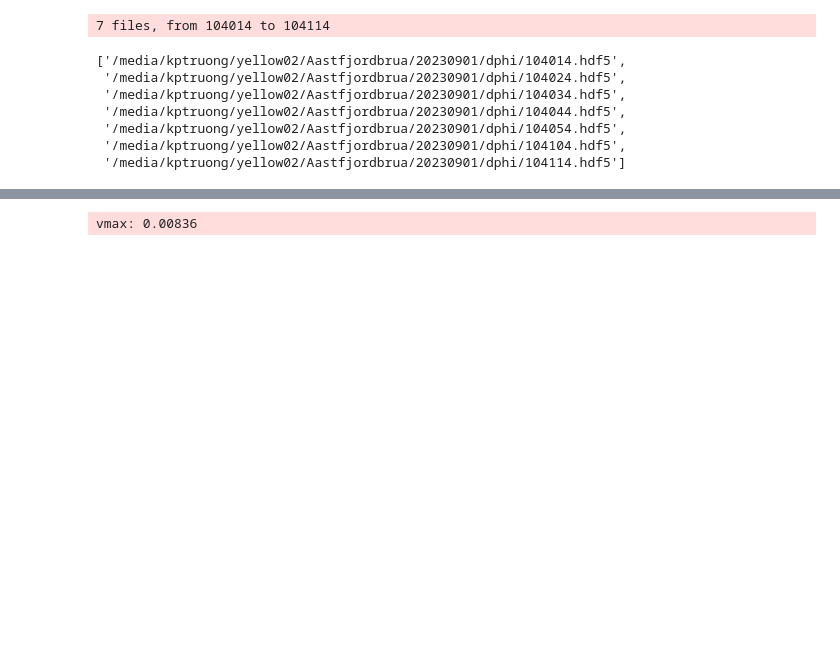
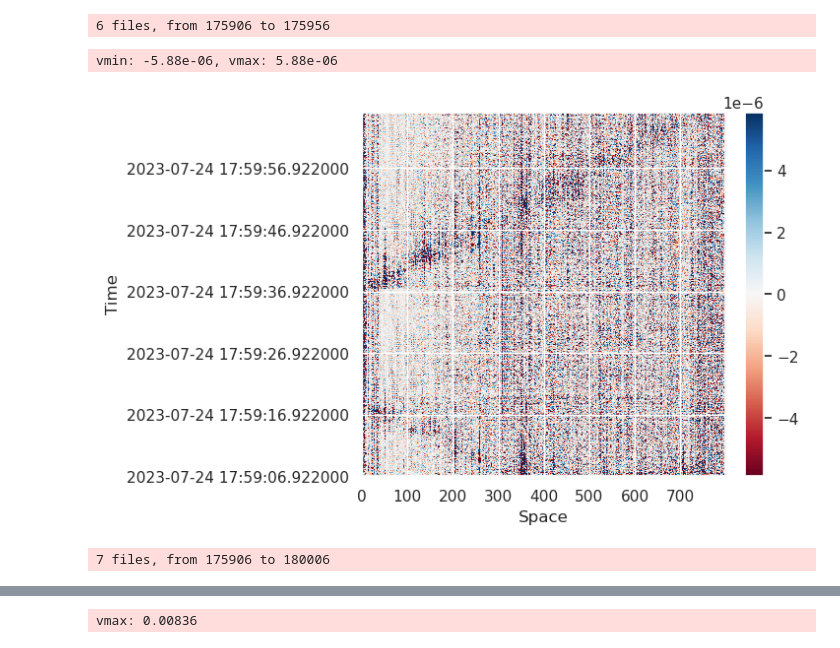
Before and after one commit to truongphanduykhanh/dasly, a Jupyter notebook: notebooks/00.0-khanhtruong-test.ipynb, the cells around one changed output, grey strips where cells are left out. Saved outputs shown, nothing was run; the diff lists cells and outputs as text; code cells hidden in the pictures; blank space fills up the shorter version.

```diff
--- a/notebooks/00.0-khanhtruong-test.ipynb
+++ b/notebooks/00.0-khanhtruong-test.ipynb
@@ -15,32 +25,46 @@ from dasly.das_plotter import DASPlotter
 from dasly.das_sampler import DASSampler
 from dasly.das_analyzer import DASAnalyzer
 # %%
-das = dasly.Dasly()
+das = das_master.Dasly()
 das.load_data(
-    # folder_path='/media/kptruong/yellow02/Aastfjordbrua/Aastfjordbrua/',
-    folder_path='/media/kptruong/yellow02/Aastfjordbrua/',
+    folder_path='/media/kptruong/yellow02/Aastfjordbrua/Aastfjordbrua/',
+    # folder_path='/media/kptruong/yellow02/Aastfjordbrua/',
     # start='20231005 094345',
     # start='20230901 103015',  # full 2 lines
     # start='20231005 082445',
     # start='20230901 163110',  # part of a line
     # start='20231005 082445',
     # start='20230901 183015',  # noise
-    start='20230901 104015',  # 2 cars close to each other
+    # start='20230901 104015',  # 2 cars close to each other
+    start='20230724 175906',
     duration=60,
     integrate=False
 )
 # %% [output]
-7 files, from 104014 to 104114
+6 files, from 175906 to 175956
 # %%
-das.file_paths
+das.heatmap()
 # %% [output]
-['/media/kptruong/yellow02/Aastfjordbrua/20230901/dphi/104014.hdf5',
- '/media/kptruong/yellow02/Aastfjordbrua/20230901/dphi/104024.hdf5',
- '/media/kptruong/yellow02/Aastfjordbrua/20230901/dphi/104034.hdf5',
- '/media/kptruong/yellow02/Aastfjordbrua/20230901/dphi/104044.hdf5',
- '/media/kptruong/yellow02/Aastfjordbrua/20230901/dphi/104054.hdf5',
- '/media/kptruong/yellow02/Aastfjordbrua/20230901/dphi/104104.hdf5',
- '/media/kptruong/yellow02/Aastfjordbrua/20230901/dphi/104114.hdf5']
+vmin: -5.88e-06, vmax: 5.88e-06
+[figure, added]
+# %%
+das = das_master.Dasly()
+das.load_data(
+    folder_path='/media/kptruong/yellow02/Aastfjordbrua/Aastfjordbrua/',
+    # folder_path='/media/kptruong/yellow02/Aastfjordbrua/',
+    # start='20231005 094345',
+    # start='20230901 103015',  # full 2 lines
+    # start='20231005 082445',
+    # start='20230901 163110',  # part of a line
+    # start='20231005 082445',
+    # start='20230901 183015',  # noise
+    # start='20230901 104015',  # 2 cars close to each other
+    start='20230724 175916',
+    duration=60,
+    integrate=False
+)
+# %% [output]
+7 files, from 175906 to 180006
 # %%
 das.heatmap()
 # %% [output]
```
Also changed, not shown: parts of 53 cells of this notebook, 58 other files.
